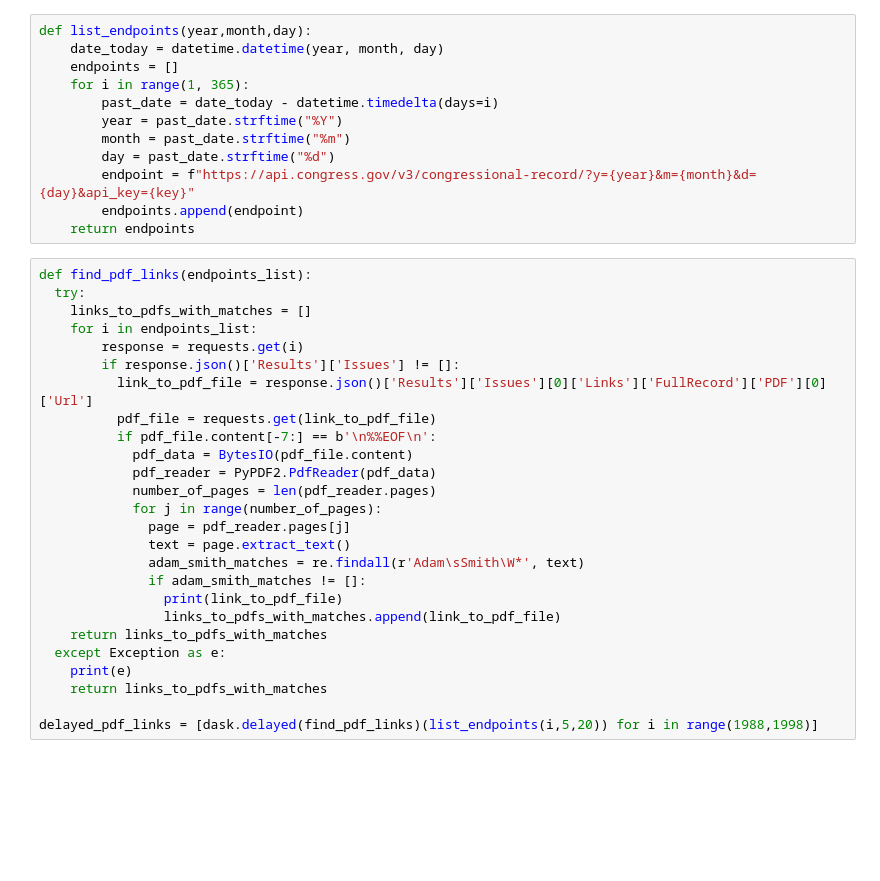
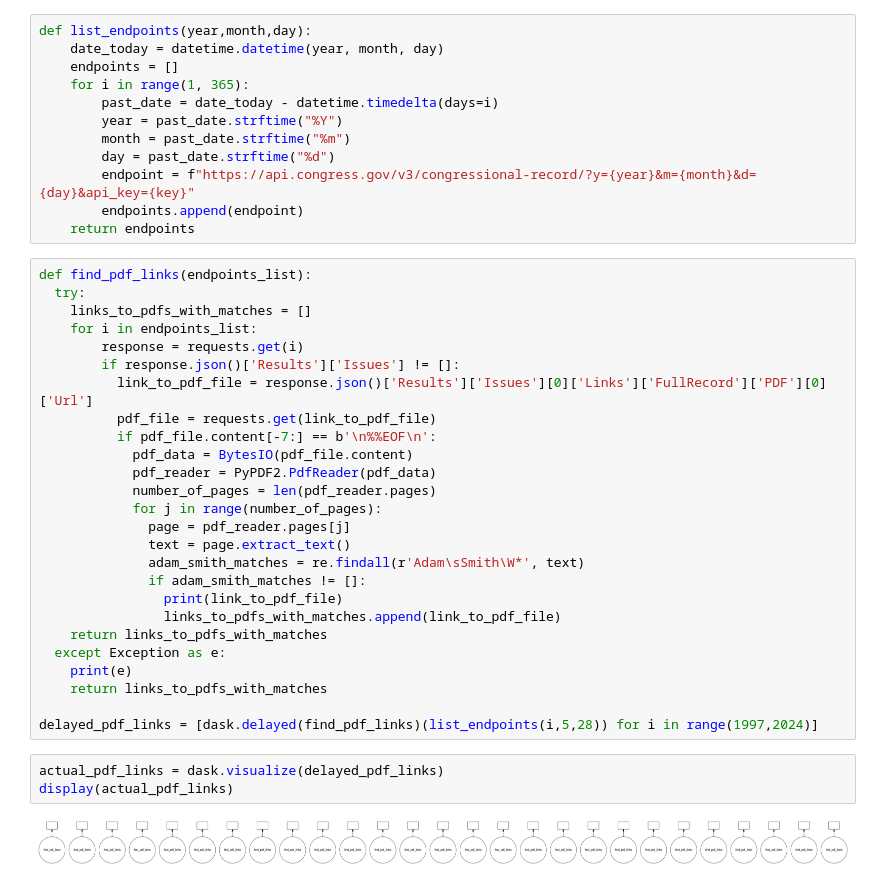
Before and after one commit to yuliiabosher/Adam_Smith_project, a Jupyter notebook: Congressional_record.ipynb, the cells around one changed output. Cells and saved outputs as stored; diff of their text form; blank space fills up the shorter version.

```diff
--- a/Congressional_record.ipynb
+++ b/Congressional_record.ipynb
@@ -70,6 +70,11 @@ def find_pdf_links(endpoints_list):
     print(e)
     return links_to_pdfs_with_matches
 
-delayed_pdf_links = [dask.delayed(find_pdf_links)(list_endpoints(i,5,20)) for i in range(1988,1998)]
+delayed_pdf_links = [dask.delayed(find_pdf_links)(list_endpoints(i,5,28)) for i in range(1997,2024)]
+# %%
+actual_pdf_links = dask.visualize(delayed_pdf_links)
+display(actual_pdf_links)
+# %% [output]
+[figure, added]
 # %%
 actual_pdf_links = dask.compute(delayed_pdf_links)
```
Also changed, not shown: parts of 2 cells of this notebook.
